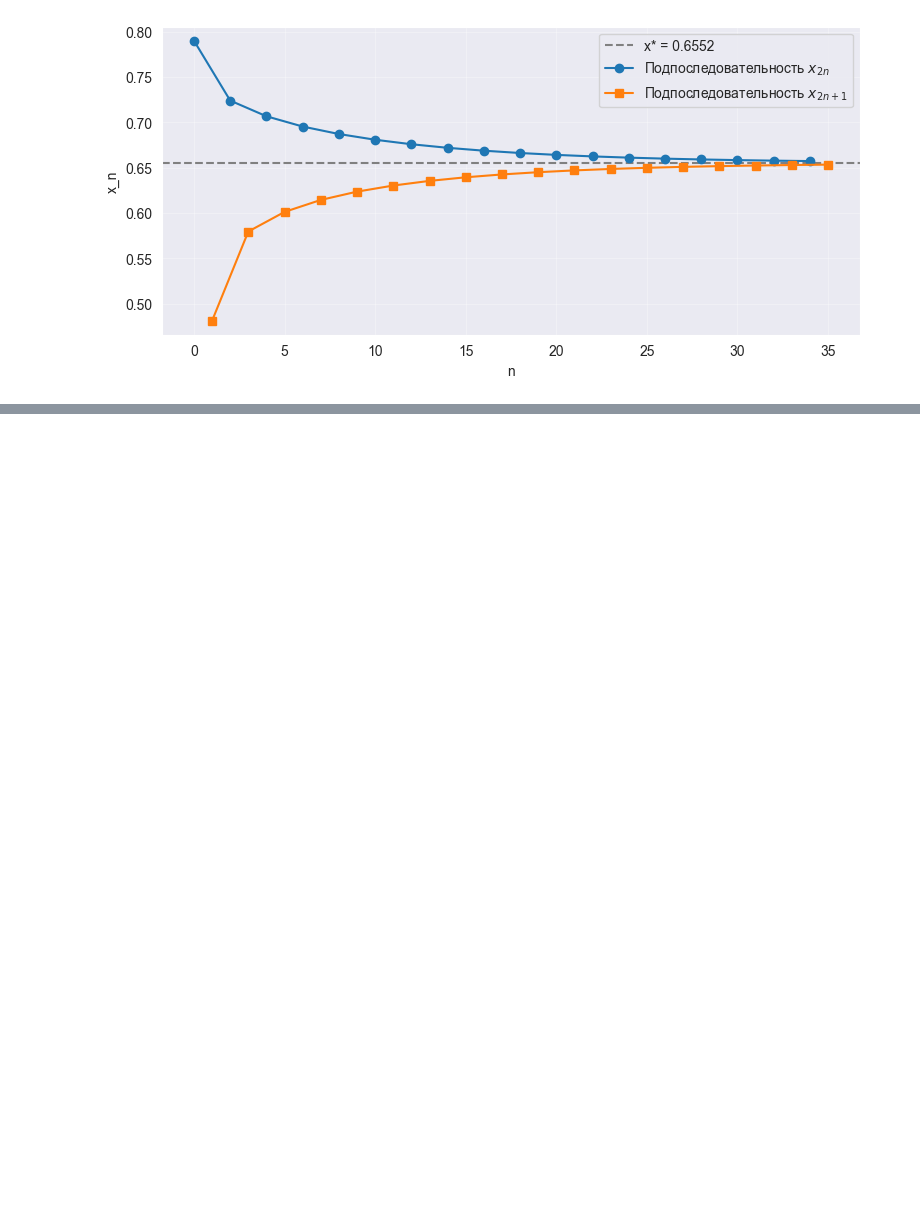
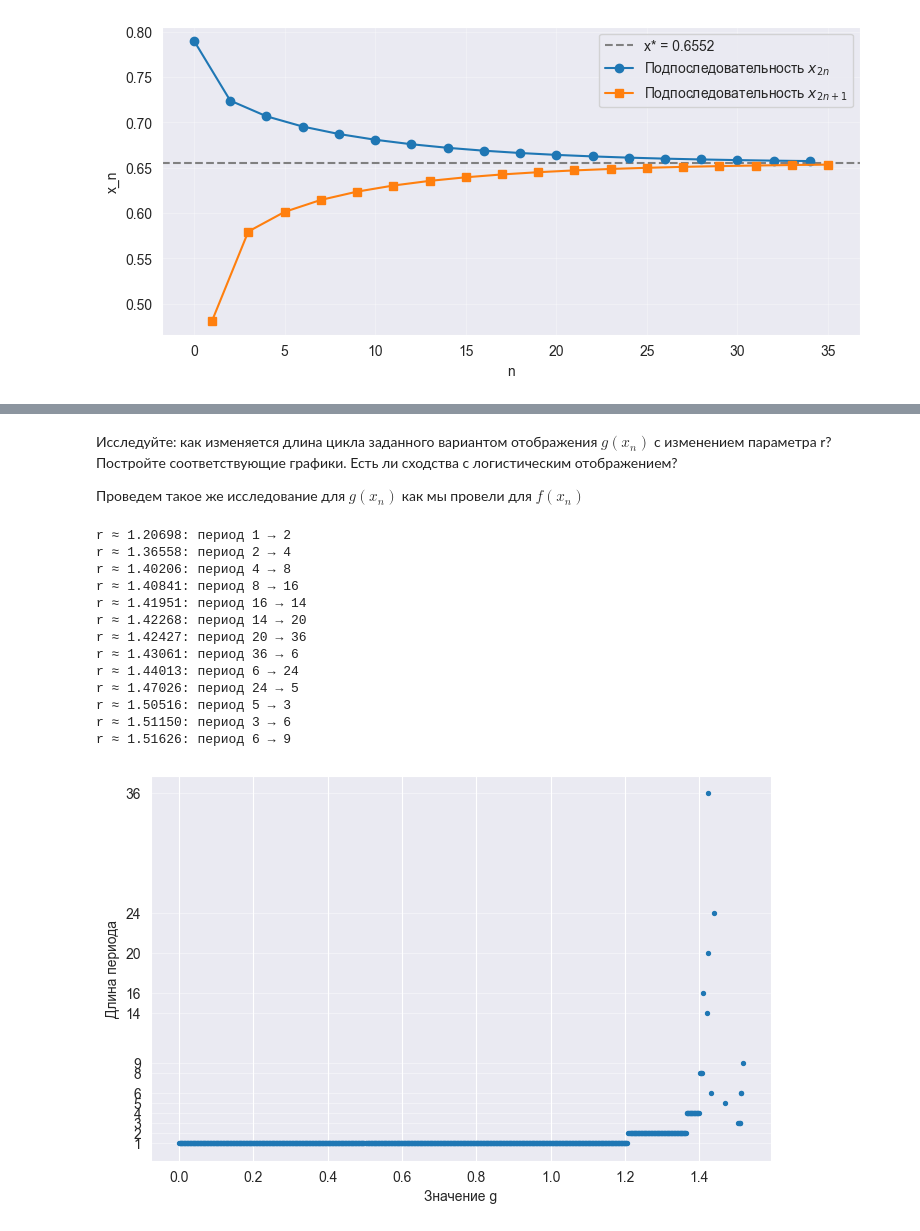
Before and after one commit to OXYgenRu/MatanLabS1, a Jupyter notebook: solve.ipynb, the cells around one changed output, grey strips where cells are left out. Drawn from its saved outputs; the diff is of its cells as text; code cells hidden in the pictures; blank space fills up the shorter version.

```diff
--- a/solve.ipynb
+++ b/solve.ipynb
@@ -216,0 +349,59 @@ $x=\frac{-r \pm \sqrt{9r^2-4r}}{2r}=\frac{-1\pm\sqrt{9-\frac{4}{r}}}{2}$
+# %% [markdown]
+Исследуйте: как изменяется длина цикла заданного вариантом отображения $g(x_n)
+$ с изменением параметра r? Постройте
+соответствующие графики. Есть ли сходства с логистическим
+отображением?
+
+Проведем такое же исследование для $g(x_n)$ как мы провели для $f(x_n)$
+# %%
+def g_orbit(r, x0=0.3, n_iter=3000):
+    xs = np.empty(n_iter)
+    x = x0
+    for i in range(n_iter):
+        xs[i] = x
+        x = g(x, r)
+    return xs
+
+x0 = 0.3
+r_min = 0
+r_max = 27 / (2 * (7 * np.sqrt(7) - 10))
+rs = np.linspace(r_min, r_max, 1000)
+periods_g = []
+for r in rs:
+    xs = g_orbit(r, x0=x0)
+    tail = xs[1000:]
+    m = detect_period(tail, max_m=128, tol=1e-6)
+    periods_g.append(m)
+prev_m = periods_g[0]
+clean = [(r, m) for r, m in zip(rs, periods_g) if m is not None]
+
+for r, m in clean:
+    if m != prev_m:
+        print(f"r ≈ {r:.5f}: период {prev_m} → {m}")
+        change_points.append((r, prev_m, m))
+        prev_m = m
+
+
+periods_plot = [np.nan if m is None else m for m in periods_g]
+plt.figure(figsize=(8, 5))
+plt.scatter(rs, periods_plot, s=8)
+plt.xlabel("Значение g")
+plt.ylabel("Длина периода")
+plt.yticks(unique_m)
+plt.grid(axis="y", alpha=0.4)
+plt.show()
+# %% [output]
+r ≈ 1.20698: период 1 → 2
+r ≈ 1.36558: период 2 → 4
+r ≈ 1.40206: период 4 → 8
+r ≈ 1.40841: период 8 → 16
+r ≈ 1.41951: период 16 → 14
+r ≈ 1.42268: период 14 → 20
+r ≈ 1.42427: период 20 → 36
+r ≈ 1.43061: период 36 → 6
+r ≈ 1.44013: период 6 → 24
+r ≈ 1.47026: период 24 → 5
+r ≈ 1.50516: период 5 → 3
+r ≈ 1.51150: период 3 → 6
+r ≈ 1.51626: период 6 → 9
+[figure, added]
```
Also changed, not shown: parts of 10 cells of this notebook.
